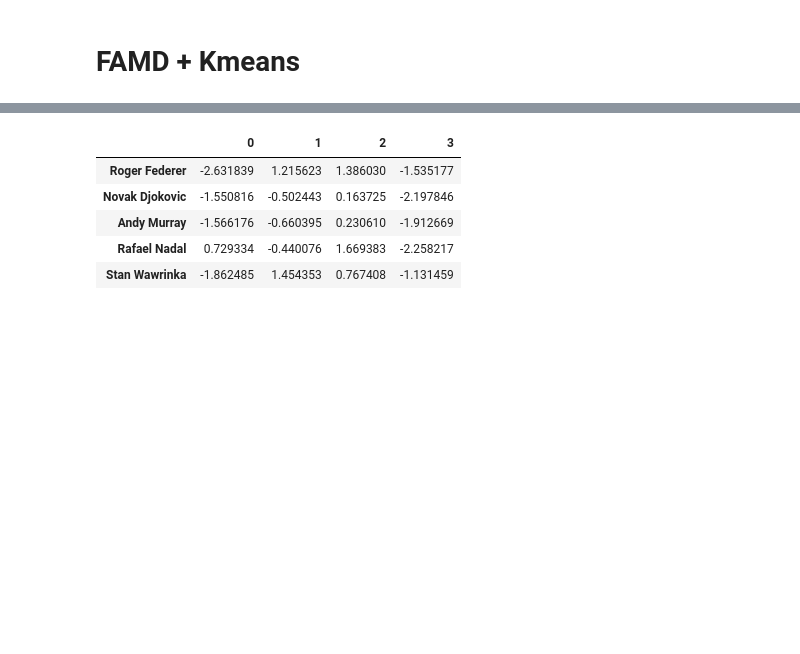
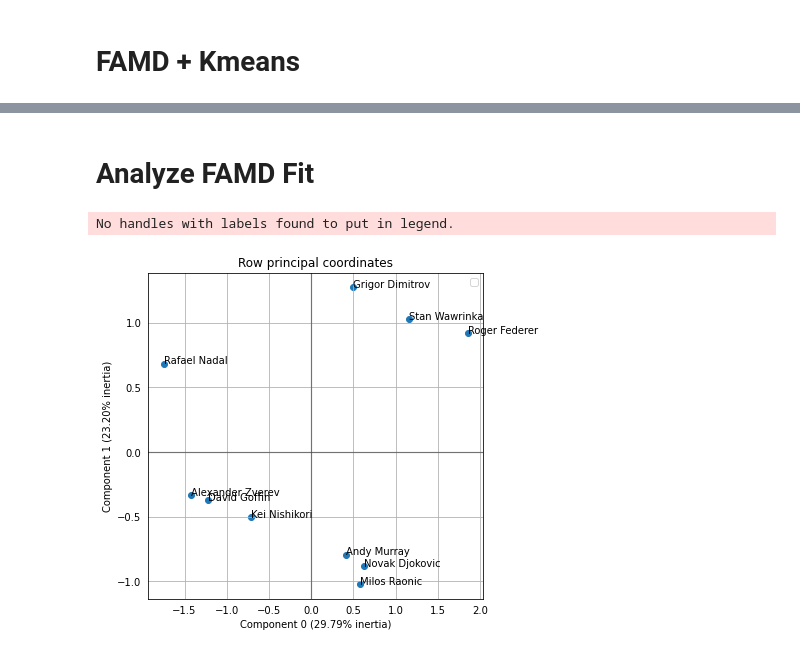
Before and after one commit to JohnOnt/Tennis_Classification, a Jupyter notebook: classify.ipynb, the cells around one changed output, grey strips where cells are left out. Saved outputs shown, nothing was run; the diff lists cells and outputs as text; code cells hidden in the pictures; blank space fills up the shorter version.

```diff
--- a/classify.ipynb
+++ b/classify.ipynb
@@ -275,10 +250,17 @@ See the caveats in the documentation: https://pandas.pydata.org/pandas-docs/stab
-# %%
-famd = FAMD(n_components=4).fit(X)
-famd.row_coordinates(X).head()
-# %% [output]
-|  | 0 | 1 | 2 | 3 |
-| Roger Federer | -2.631839 | 1.215623 | 1.386030 | -1.535177 |
-| Novak Djokovic | -1.550816 | -0.502443 | 0.163725 | -2.197846 |
-| Andy Murray | -1.566176 | -0.660395 | 0.230610 | -1.912669 |
-| Rafael Nadal | 0.729334 | -0.440076 | 1.669383 | -2.258217 |
-| Stan Wawrinka | -1.862485 | 1.454353 | 0.767408 | -1.131459 |
+# %% [markdown]
+# Analyze FAMD Fit
+# %%
+ax = famd.plot_row_coordinates(
+     X[:10],
+     ax=None,
+     figsize=(6, 6),
+     x_component=0,
+     y_component=1,
+     labels=X.index,
+     ellipse_outline=False,
+     ellipse_fill=True,
+     show_points=True
+ )
+# %% [output]
+No handles with labels found to put in legend.
+[figure, added]
```
Also changed, not shown: parts of 15 cells of this notebook, 9 other files.
